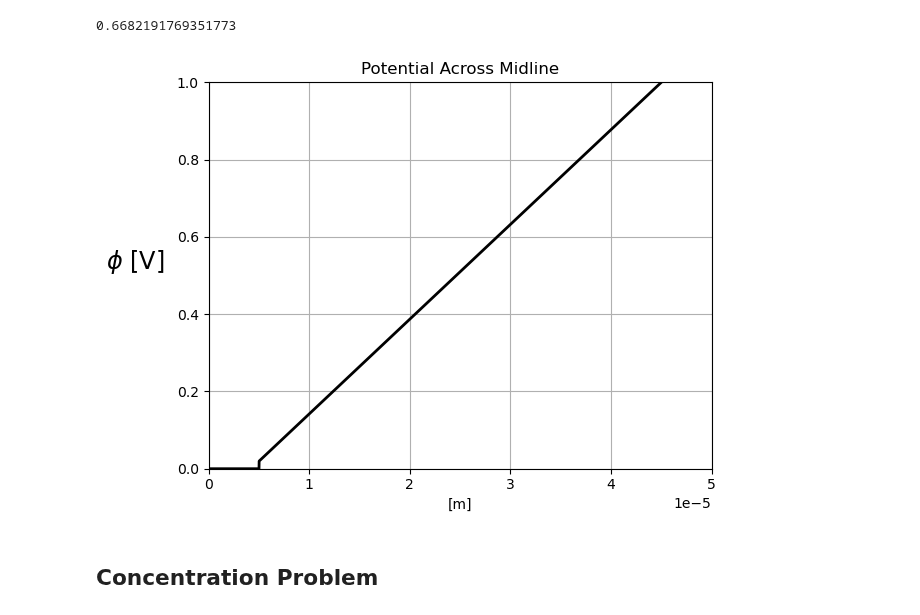
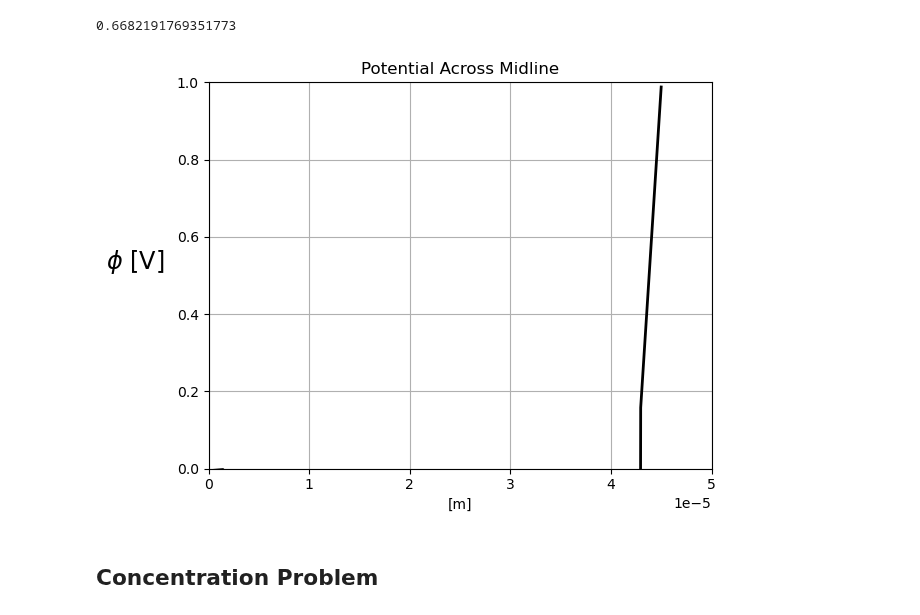
Before and after one commit to molel-gt/ssb, a Jupyter notebook: lithium-metal-battery.ipynb, the cells around one changed output. Saved outputs shown, nothing was run; the diff lists cells and outputs as text; code cells hidden in the pictures.

```diff
--- a/lithium-metal-battery.ipynb
+++ b/lithium-metal-battery.ipynb
@@ -175,3 +284,23 @@ domaintags = mesh.meshtags(domain, domain.topology.dim, ct.indices, ct.values)
+# %%
+if two_dimensional:
+    with io.XDMFFile(comm, tria_meshfile, "r") as infile3:
+        domain = infile3.read_mesh(cpp.mesh.GhostMode.none, 'Grid')
+        ct = infile3.read_meshtags(domain, name="Grid")
+    tdim = domain.topology.dim
+    fdim = tdim - 1
+    domain.topology.create_connectivity(tdim, fdim)
+
+    ft_imap = domain.topology.index_map(fdim)
+    num_facets = ft_imap.size_local + ft_imap.num_ghosts
+    indices = np.arange(0, num_facets)
+    values = np.zeros(indices.shape, dtype=np.intc)  # all facets are tagged with zero
+
+    with io.XDMFFile(comm, line_meshfile, "r") as infile2:
+        ft = infile2.read_meshtags(domain, name="Grid")
+
+    values[ft.indices] = ft.values
+    meshtags = mesh.meshtags(domain, fdim, indices, values)
+    domaintags = mesh.meshtags(domain, domain.topology.dim, ct.indices, ct.values)
 # %% [markdown]
 ## Solve Potential Problem
 # %%
@@ -268,38 +397,42 @@ u_cg.interpolate(u)
 # %%
 bb_trees = bb_tree(domain, domain.topology.dim)
 n_points = 10000
 tol = 1e-8  # Avoid hitting the outside of the domain
-x = y = np.zeros(n_points)
-z = np.linspace(0 + tol, 45e-6 - tol, n_points)# midline
+# midline in 3D
+# x = y = np.zeros(n_points)
+# z = np.linspace(0 + tol, 45e-6 - tol, n_points)# midline
+# midline in 2D
+x = np.linspace(0 + tol, 45e-6 - tol, n_points)
+y = np.ones(n_points) * 0.5 * 30e-6  # midline
 points = np.zeros((3, n_points))
 points[0] = x
 points[1] = y
-points[2] = z
+# points[2] = z
 u_values = []
 cells = []
 points_on_proc = []
 # Find cells whose bounding-box collide with the the points
 cell_candidates = compute_collisions_points(bb_trees, points.T)
 # Choose one of the cells that contains the point
 colliding_cells = compute_colliding_cells(domain, cell_candidates, points.T)
 for i, point in enumerate(points.T):
     if len(colliding_cells.links(i)) > 0:
         points_on_proc.append(point)
         cells.append(colliding_cells.links(i)[0])
 points_on_proc = np.array(points_on_proc, dtype=np.float64)
 u_values = u.eval(points_on_proc, cells)
 fig, ax = plt.subplots()
-ax.plot(points_on_proc[:, 2], u_values, "k", linewidth=2)
+ax.plot(points_on_proc[:, 0], u_values, "k", linewidth=2)
 ax.grid(True)
 ax.set_xlim([0, 50e-6])
 ax.set_ylim([0, voltage])
 ax.set_ylabel(r'$\phi$ [V]', rotation=0, labelpad=30, fontsize='xx-large')
 ax.set_xlabel('[m]')
 ax.set_title('Potential Across Midline')
 plt.tight_layout()
 plt.show()
 # %% [output]
-[figure, old version]
+[figure, new version]
 # %% [markdown]
 ## Concentration Problem
 # %%
```
Also changed, not shown: parts of 8 cells of this notebook.
